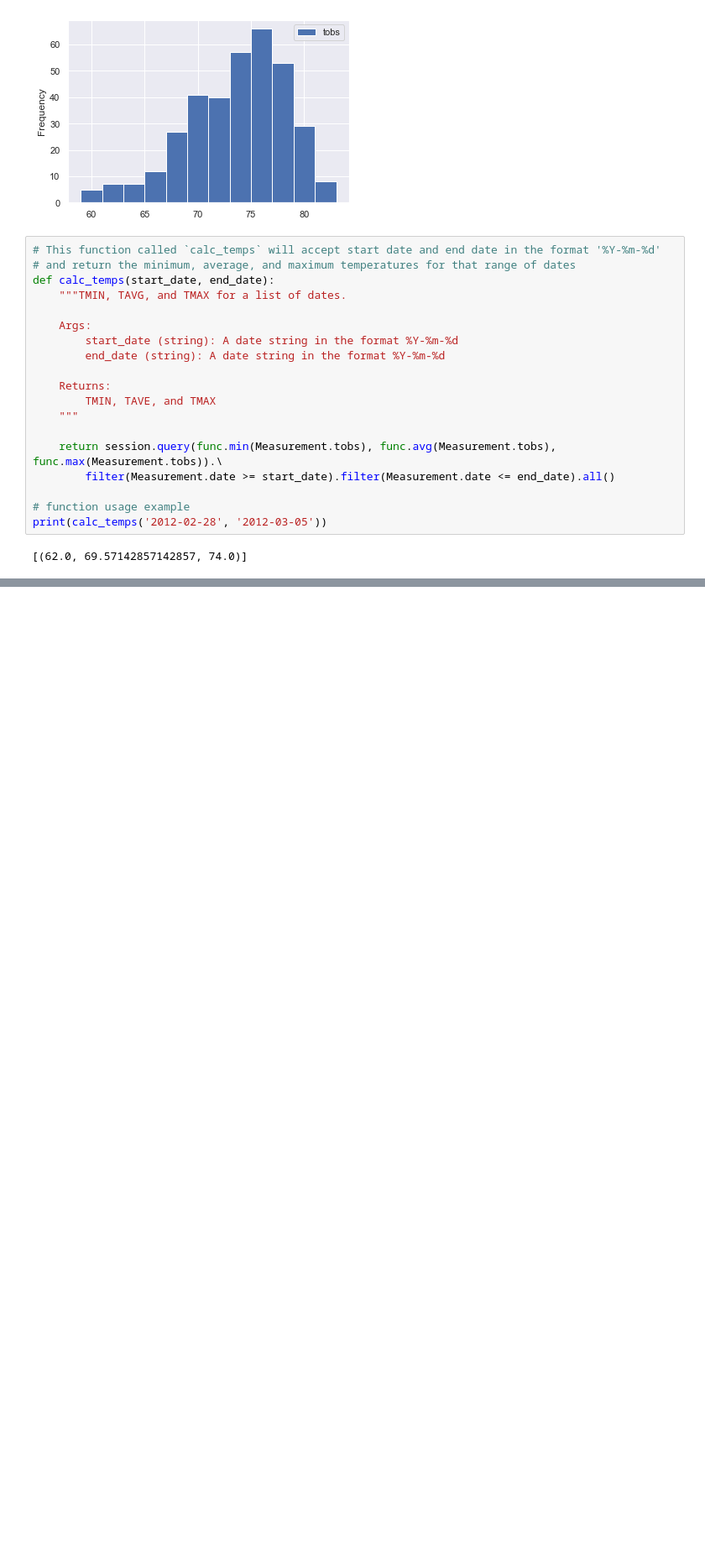
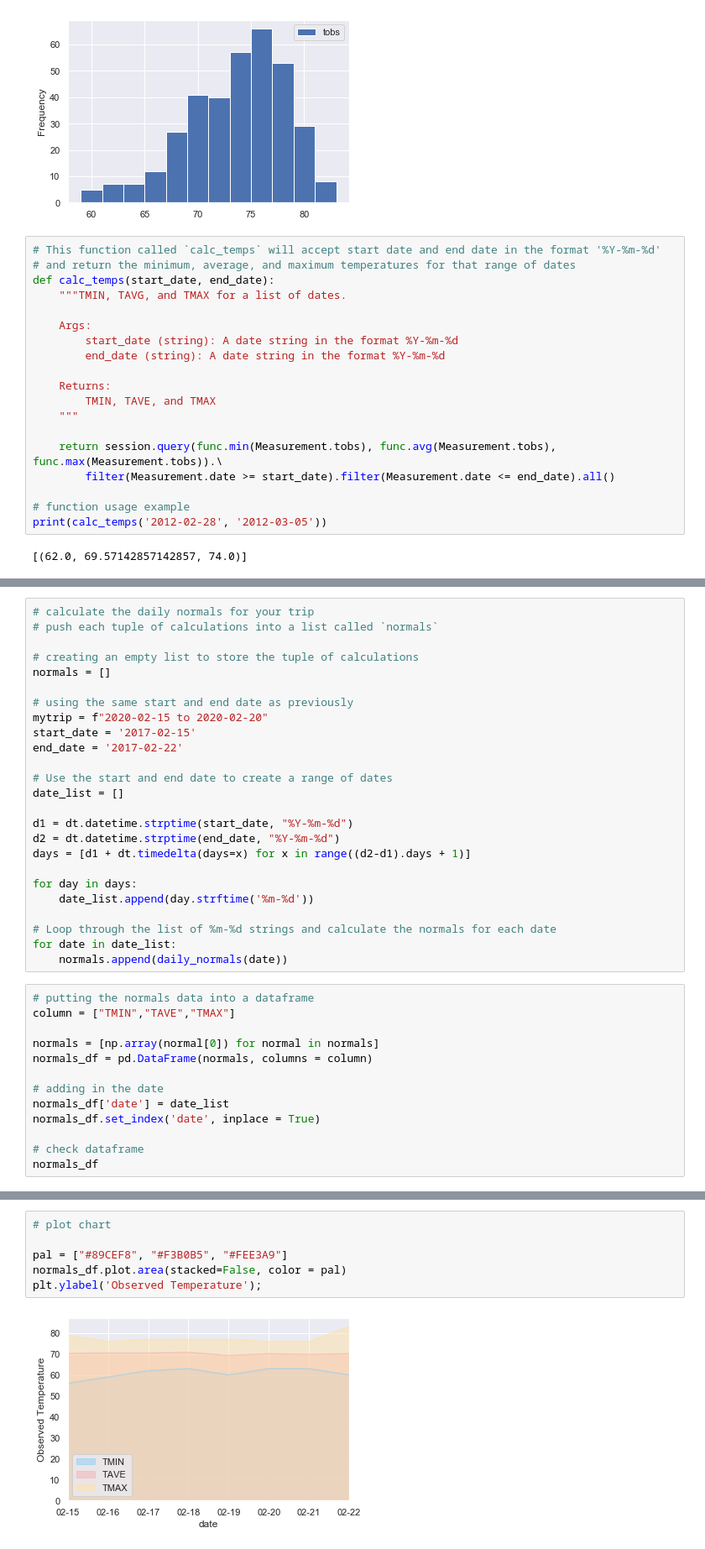
Before and after one commit to sopofedupz/sqlalchemy-challenge, a Jupyter notebook: climate_starter.ipynb, the cells around one changed output, grey strips where cells are left out. Shown: that part at 84% size. Drawn from its saved outputs; the diff is of its cells as text; blank space fills up the shorter version.

```diff
--- a/climate_starter.ipynb
+++ b/climate_starter.ipynb
@@ -288,0 +313,38 @@ rainfall_df
+# %%
+# calculate the daily normals for your trip
+# push each tuple of calculations into a list called `normals`
+
+# creating an empty list to store the tuple of calculations
+normals = []
+
+# using the same start and end date as previously
+mytrip = f"2020-02-15 to 2020-02-20"
+start_date = '2017-02-15'
+end_date = '2017-02-22'
+
+# Use the start and end date to create a range of dates
+date_list = []
+
+d1 = dt.datetime.strptime(start_date, "%Y-%m-%d")
+d2 = dt.datetime.strptime(end_date, "%Y-%m-%d")
+days = [d1 + dt.timedelta(days=x) for x in range((d2-d1).days + 1)]
+
+for day in days:
+    date_list.append(day.strftime('%m-%d'))
+
+# Loop through the list of %m-%d strings and calculate the normals for each date
+for date in date_list:
+    normals.append(daily_normals(date))
+# %%
+# putting the normals data into a dataframe
+column = ["TMIN","TAVE","TMAX"]
+
+normals = [np.array(normal[0]) for normal in normals]
+normals_df = pd.DataFrame(normals, columns = column)
+
+# adding in the date
+normals_df['date'] = date_list
+normals_df.set_index('date', inplace = True)
+
+# check dataframe
+normals_df
@@ -288,0 +362,8 @@ rainfall_df
+# %%
+# plot chart
+
+pal = ["#89CEF8", "#F3B0B5", "#FEE3A9"]
+normals_df.plot.area(stacked=False, color = pal)
+plt.ylabel('Observed Temperature');
+# %% [output]
+[figure, added]
```
Also changed, not shown: parts of 6 cells of this notebook.
